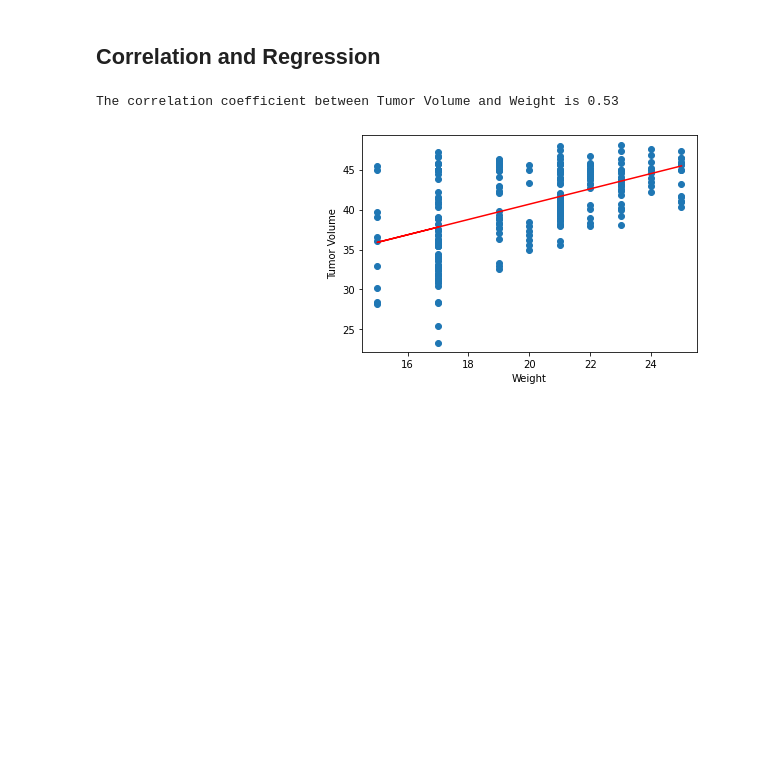
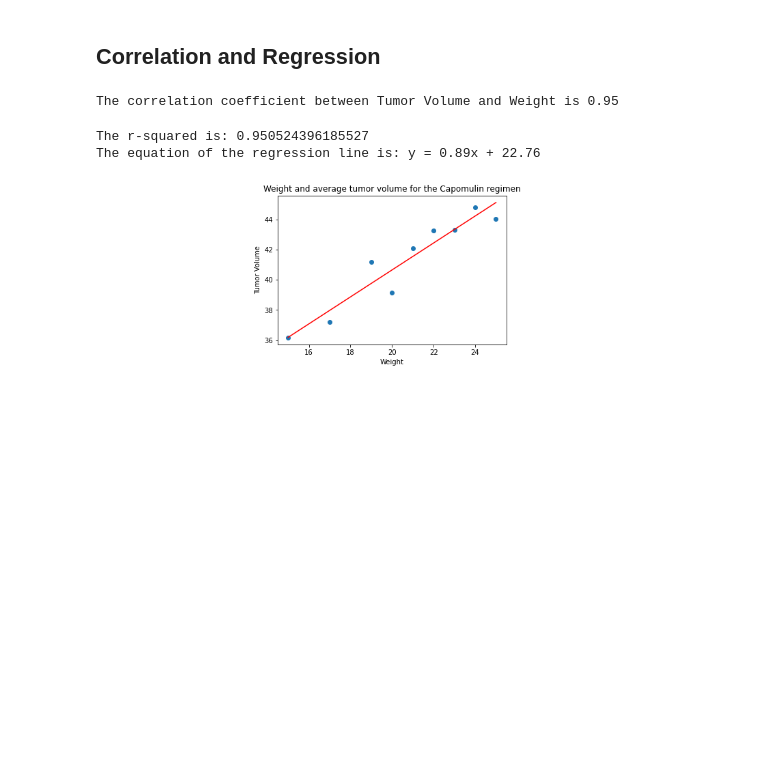
Before and after one commit to Sunny419-hub/Matplotlib-challenge, a Jupyter notebook: Pymaceuticals/pymaceuticals.ipynb, the cells around one changed output. Cells and saved outputs as stored; diff of their text form; code cells hidden in the pictures; blank space fills up the shorter version.

```diff
--- a/Pymaceuticals/pymaceuticals.ipynb
+++ b/Pymaceuticals/pymaceuticals.ipynb
@@ -367,22 +365,27 @@ Text(0, 0.5, 'Tumor Volume (mm3)')
 # %%
 # Calculate the correlation coefficient and linear regression model
 # for mouse weight and average tumor volume for the Capomulin regimen
-correlation = st.pearsonr(cap_weight_g,mice_capomulin["Tumor Volume (mm3)"])
+correlation = st.pearsonr(cap_weight_g,cap_tumor_vol)
 print(f"The correlation coefficient between Tumor Volume and Weight is {round(correlation[0],2)}")
 # %% [output]
-The correlation coefficient between Tumor Volume and Weight is 0.53
+The correlation coefficient between Tumor Volume and Weight is 0.95
 # %%
-x_values = mice_capomulin["Weight (g)"]
-y_values = mice_capomulin["Tumor Volume (mm3)"]
-
+x_values = cap_weight_g
+y_values = cap_tumor_vol
 (slope, intercept, rvalue, pvalue, stderr) = linregress(x_values, y_values)
 regress_values = x_values * slope + intercept
 line_eq = "y = " + str(round(slope,2)) + "x + " + str(round(intercept,2))
 plt.scatter(x_values,y_values)
 plt.plot(x_values,regress_values,"r-")
-plt.annotate(line_eq,(6,10),fontsize=15,color="red")
-plt.xlabel('Weight')
-plt.ylabel('Tumor Volume')
+plt.annotate(line_eq,(6,10),fontsize=15,color="crimson")
+plt.title("Weight and average tumor volume for the Capomulin regimen")
+plt.xlabel("Weight")
+plt.ylabel("Tumor Volume")
+print(f"The r-squared is: {rvalue}")
+print(f"The equation of the regression line is: {line_eq}")
+
 plt.show()
 # %% [output]
+The r-squared is: 0.950524396185527
+The equation of the regression line is: y = 0.89x + 22.76
-[figure, old version]
+[figure, new version]
```
Also changed, not shown: parts of 1 cell of this notebook.
